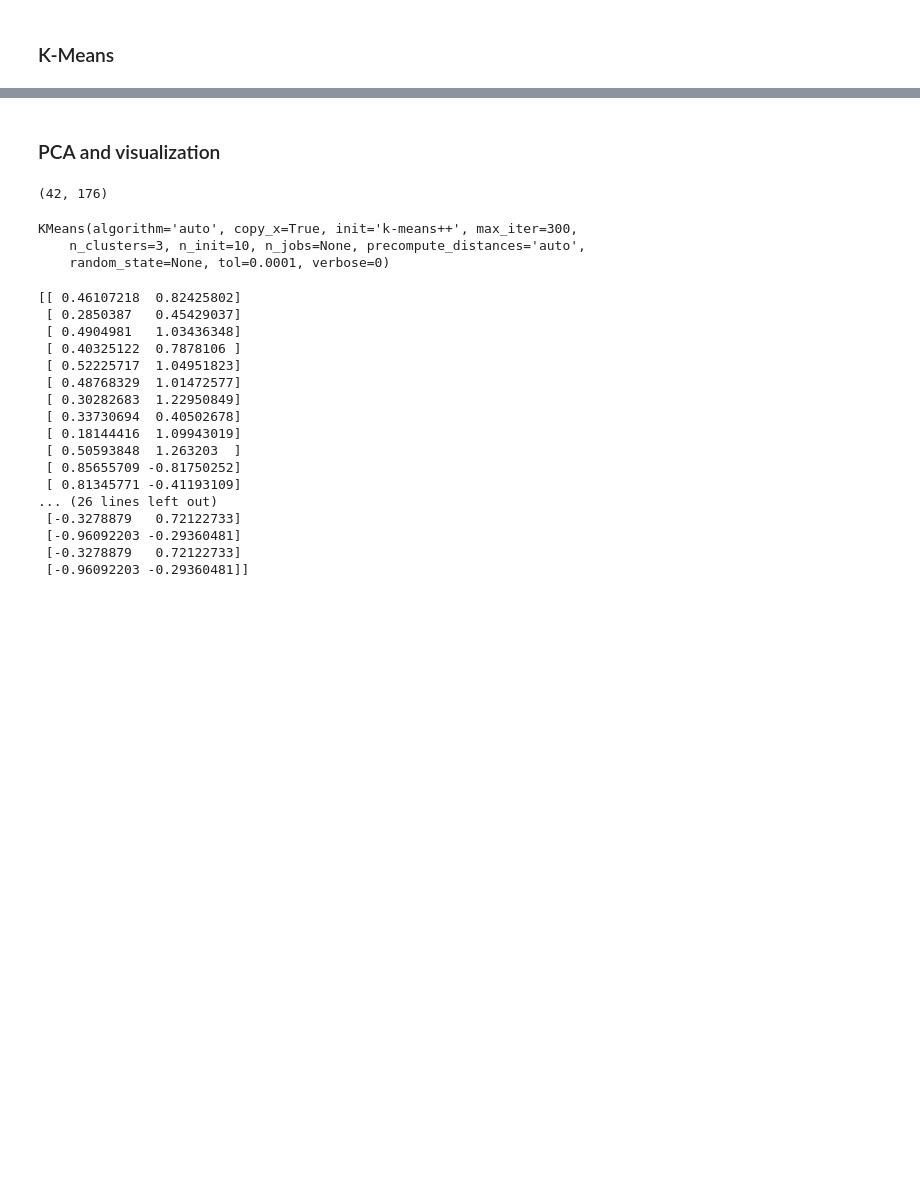
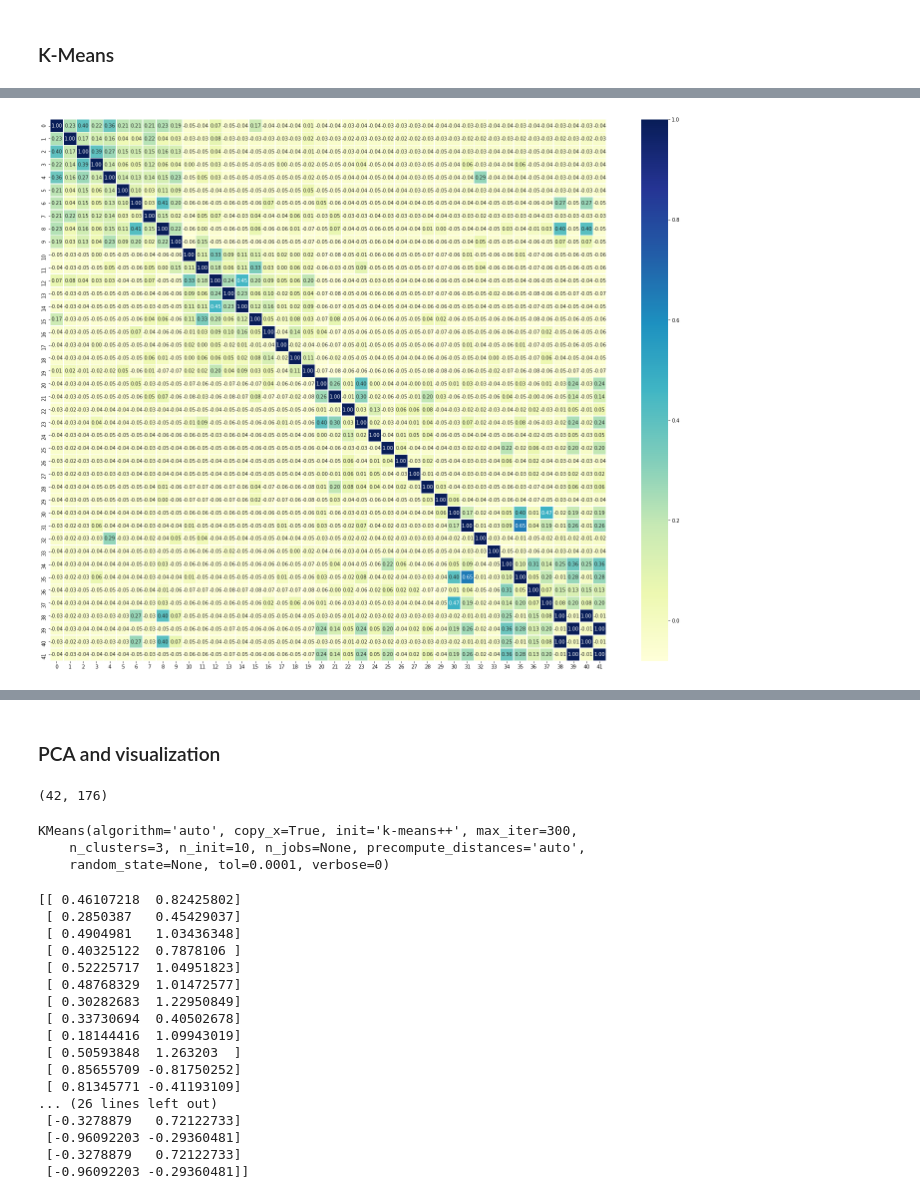
Before and after one commit to sk23jatin/Text-Summarization, a Jupyter notebook: BTP1.ipynb, the cells around one changed output, grey strips where cells are left out. Cells and saved outputs as stored; diff of their text form; code cells hidden in the pictures; blank space fills up the shorter version.

```diff
--- a/BTP1.ipynb
+++ b/BTP1.ipynb
@@ -769,0 +778,11 @@ plt.scatter(kmeans, arr)
+# %%
+def pearson_r(x, y):
+    corr_mat = np.corrcoef(x, y)
+    return corr_mat[0, 1]
+# %%
+PPC_matrix=np.empty(shape=(len(line),len(line)))
+
+for i in range(len(line)):
+    for j in range(len(line)):
+        PPC_matrix[i, j] = pearson_r(word_weight_matrix[i], word_weight_matrix[j])
+PPC_matrix
@@ -769,0 +803,7 @@ plt.scatter(kmeans, arr)
+# %%
+f,ax = plt.subplots(figsize=(25, 20))
+sns.heatmap(PPC_matrix, annot=True, linewidths=.5, fmt= '.2f', cmap="YlGnBu")
+
+plt.show()
+# %% [output]
+[figure, added]
```
Also changed, not shown: parts of 26 cells of this notebook.
